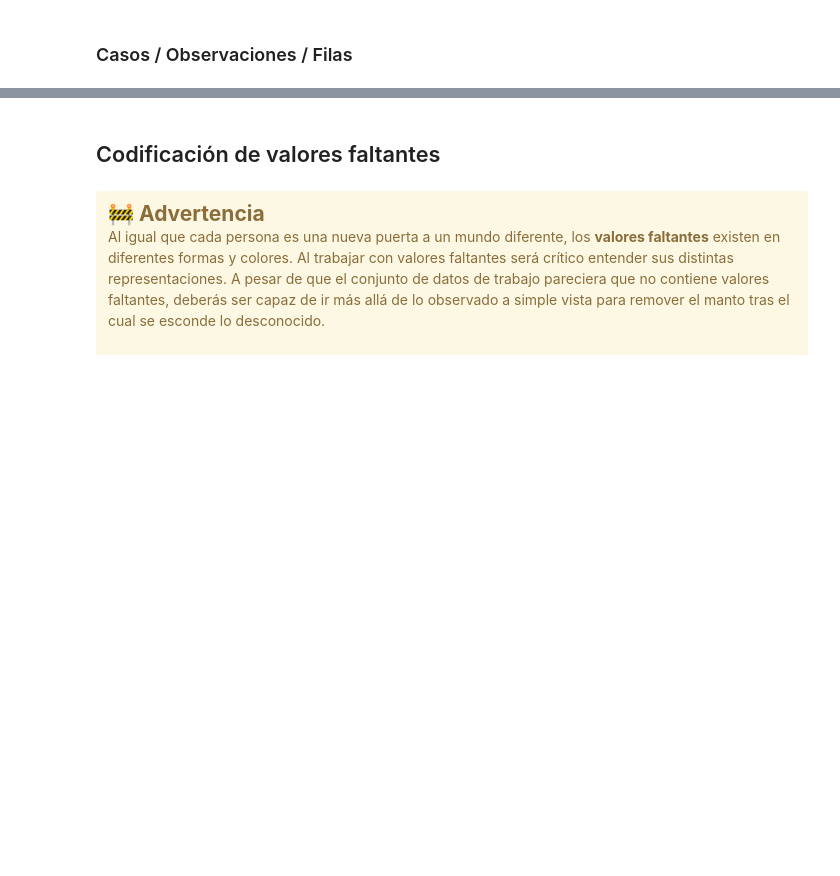
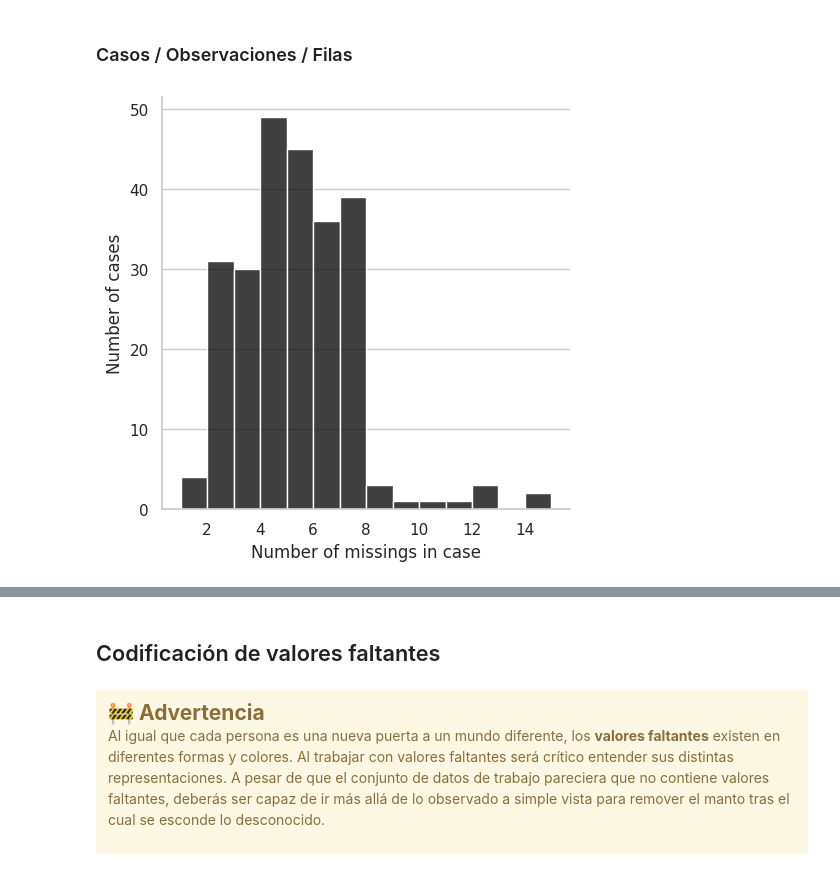
Before and after one commit to jariel17/curso-datos-faltantes-de, a Jupyter notebook: live-exploration-missing-values.ipynb, the cells around one changed output, grey strips where cells are left out. Saved outputs shown, nothing was run; the diff lists cells and outputs as text; code cells hidden in the pictures; blank space fills up the shorter version.

```diff
--- a/live-exploration-missing-values.ipynb
+++ b/live-exploration-missing-values.ipynb
@@ -403,2 +407,6 @@ riskfactors_df.missing.missing_case_table()
 # %% [markdown]
 ### Casos / Observaciones / Filas
+# %%
+riskfactors_df.missing.missing_case_plot()
+# %% [output]
+[figure, added]
```
Also changed, not shown: parts of 5 cells of this notebook, 1 other file.
